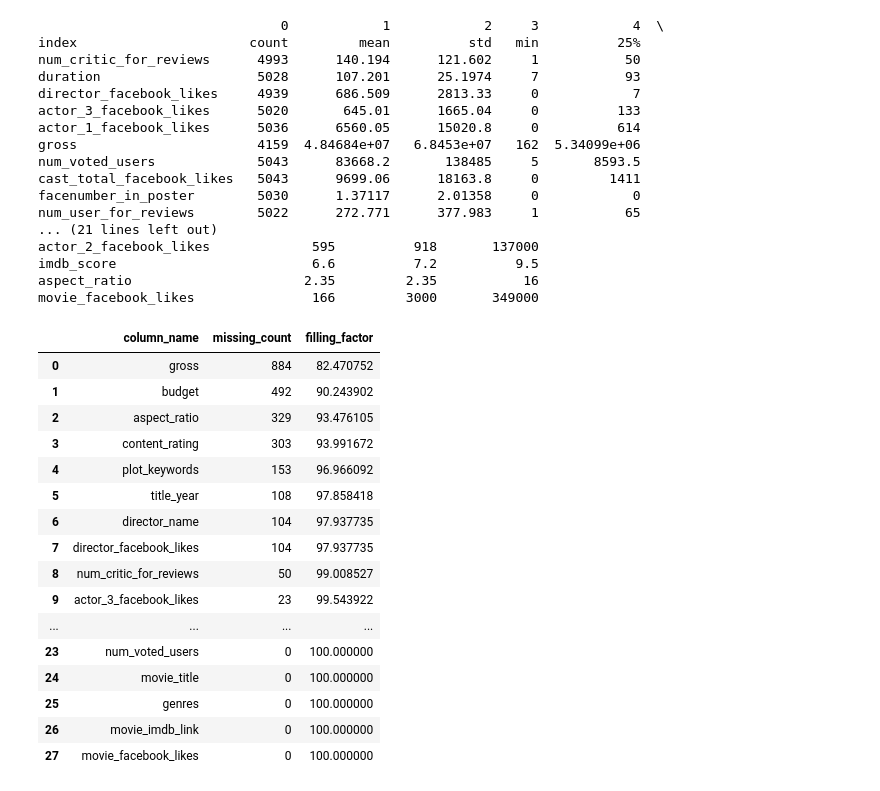
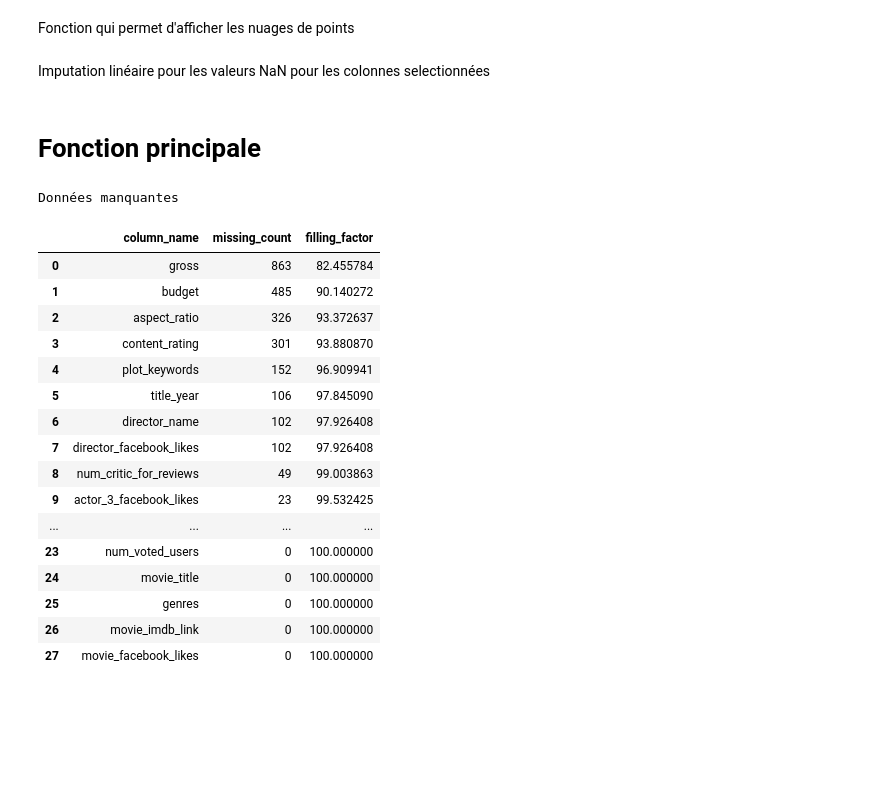
Before and after one commit to pfroide/python, a Jupyter notebook: Projet_3/p3_cleaning.ipynb, the cells around one changed output. Drawn from its saved outputs; the diff is of its cells as text; code cells hidden in the pictures; blank space fills up the shorter version.

```diff
--- a/Projet_3/p3_cleaning.ipynb
+++ b/Projet_3/p3_cleaning.ipynb
@@ -76,0 +136,2 @@ data['gross']=p
+# %% [markdown]
+Fonction qui permet d'afficher les nuages de points
@@ -76,0 +163,2 @@ data['gross']=p
+# %% [markdown]
+Imputation linéaire pour les valeurs NaN pour les colonnes selectionnées
@@ -77,49 +188,31 @@ data['gross']=p
+# %% [markdown]
+# Fonction principale
 # %%
-# Transposition du dataframe de données pour l'abalyse univariée
-fichier_save = _DOSSIERTRAVAIL + '\\' + 'transposition.csv'
-data_transpose = data.describe().reset_index().transpose()
-print (data_transpose)
+# On charge le dataset
+data = pd.read_csv(_FICHIER)
 
+# Suppresion de doublons
+data=data.drop_duplicates(subset = ['movie_title', 'actor_1_name', 'director_name'], keep='first')
+
+# Classe et affiche des données manquantes
+print("Données manquantes")
 missing_data = data.isnull().sum(axis=0).reset_index()
-
-# Change les noms des colonnes
 missing_data.columns = ['column_name', 'missing_count']
-
-# Crée une nouvelle colonne et fais le calcul en pourcentage des données
-# manquantes
 missing_data['filling_factor'] = (data.shape[0]-missing_data['missing_count'])/data.shape[0]*100
-
-# Classe et affiche
 missing_data.sort_values('filling_factor').reset_index(drop=True)
 # %% [output]
-                               0            1            2     3            4  \
-index                      count         mean          std   min          25%
-num_critic_for_reviews      4993      140.194      121.602     1           50
-duration                    5028      107.201      25.1974     7           93
-director_facebook_likes     4939      686.509      2813.33     0            7
-actor_3_facebook_likes      5020       645.01      1665.04     0          133
-actor_1_facebook_likes      5036      6560.05      15020.8     0          614
-gross                       4159  4.84684e+07   6.8453e+07   162  5.34099e+06
-num_voted_users             5043      83668.2       138485     5       8593.5
-cast_total_facebook_likes   5043      9699.06      18163.8     0         1411
-facenumber_in_poster        5030      1.37117      2.01358     0            0
-num_user_for_reviews        5022      272.771      377.983     1           65
-... (21 lines left out)
-actor_2_facebook_likes             595          918       137000
-imdb_score                         6.6          7.2          9.5
-aspect_ratio                      2.35         2.35           16
-movie_facebook_likes               166         3000       349000
+Données manquantes
 |  | column_name | missing_count | filling_factor |
-| 0 | gross | 884 | 82.470752 |
-| 1 | budget | 492 | 90.243902 |
-| 2 | aspect_ratio | 329 | 93.476105 |
-| 3 | content_rating | 303 | 93.991672 |
-| 4 | plot_keywords | 153 | 96.966092 |
-| 5 | title_year | 108 | 97.858418 |
-| 6 | director_name | 104 | 97.937735 |
-| 7 | director_facebook_likes | 104 | 97.937735 |
-| 8 | num_critic_for_reviews | 50 | 99.008527 |
-| 9 | actor_3_facebook_likes | 23 | 99.543922 |
+| 0 | gross | 863 | 82.455784 |
+| 1 | budget | 485 | 90.140272 |
+| 2 | aspect_ratio | 326 | 93.372637 |
+| 3 | content_rating | 301 | 93.880870 |
+| 4 | plot_keywords | 152 | 96.909941 |
+| 5 | title_year | 106 | 97.845090 |
+| 6 | director_name | 102 | 97.926408 |
+| 7 | director_facebook_likes | 102 | 97.926408 |
+| 8 | num_critic_for_reviews | 49 | 99.003863 |
+| 9 | actor_3_facebook_likes | 23 | 99.532425 |
 | ... | ... | ... | ... |
 | 23 | num_voted_users | 0 | 100.000000 |
 | 24 | movie_title | 0 | 100.000000 |
```
Also changed, not shown: parts of 38 cells of this notebook.
